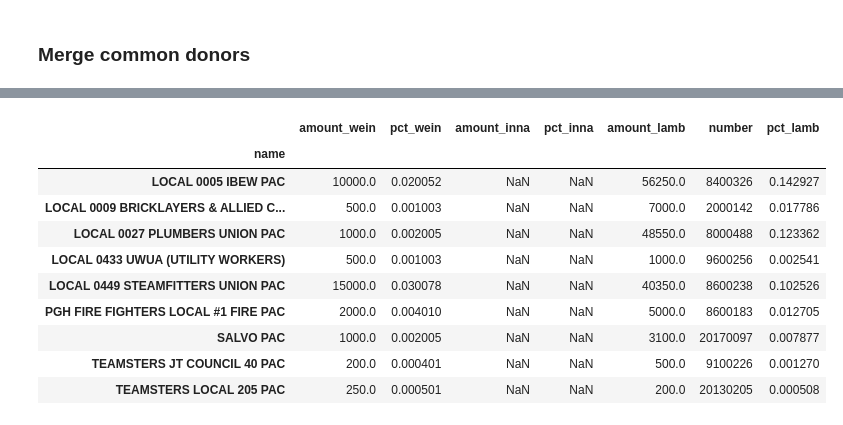
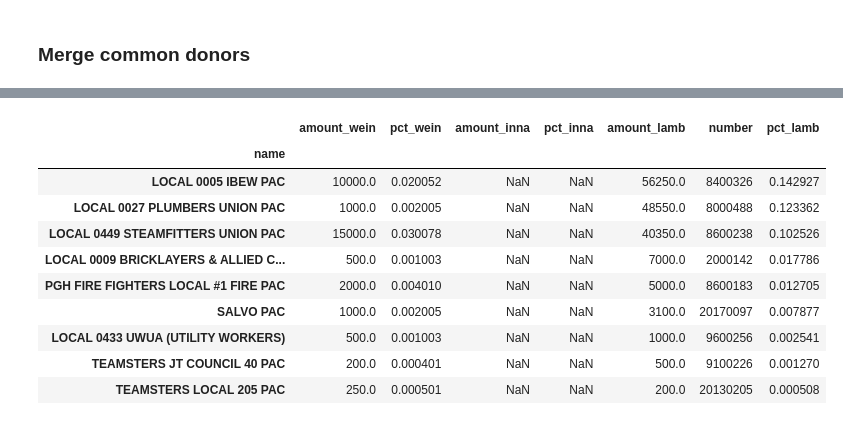
Before and after one commit to maclover7/execfinance, a Jupyter notebook: analysis.ipynb, the cells around one changed output, grey strips where cells are left out. Saved outputs shown, nothing was run; the diff lists cells and outputs as text; code cells hidden in the pictures.

Commit message:
Better sort joined data

```diff
--- a/analysis.ipynb
+++ b/analysis.ipynb
@@ -246,15 +250,17 @@ joined[(joined.amount_wein.isna()) & (joined.amount_inna.notna()) & (joined.amou
 | SEIU HEALTHCARE PA COPE | NaN | NaN | 11250.0 | 0.034929 | 50.0 | 20150138 | 0.000127 |
 # %%
-joined[(joined.amount_wein.notna()) & (joined.amount_inna.isna()) & (joined.amount_lamb.notna())]
+joined[
+    (joined.amount_wein.notna()) & (joined.amount_inna.isna()) & (joined.amount_lamb.notna())
+].sort_values(by='pct_lamb', ascending=False)
 # %% [output]
 |  | amount_wein | pct_wein | amount_inna | pct_inna | amount_lamb | number | pct_lamb |
 | name |  |  |  |  |  |  |  |
 | LOCAL 0005 IBEW PAC | 10000.0 | 0.020052 | NaN | NaN | 56250.0 | 8400326 | 0.142927 |
+| LOCAL 0027 PLUMBERS UNION PAC | 1000.0 | 0.002005 | NaN | NaN | 48550.0 | 8000488 | 0.123362 |
+| LOCAL 0449 STEAMFITTERS UNION PAC | 15000.0 | 0.030078 | NaN | NaN | 40350.0 | 8600238 | 0.102526 |
 | LOCAL 0009 BRICKLAYERS & ALLIED C... | 500.0 | 0.001003 | NaN | NaN | 7000.0 | 2000142 | 0.017786 |
-| LOCAL 0027 PLUMBERS UNION PAC | 1000.0 | 0.002005 | NaN | NaN | 48550.0 | 8000488 | 0.123362 |
-| LOCAL 0433 UWUA (UTILITY WORKERS) | 500.0 | 0.001003 | NaN | NaN | 1000.0 | 9600256 | 0.002541 |
-| LOCAL 0449 STEAMFITTERS UNION PAC | 15000.0 | 0.030078 | NaN | NaN | 40350.0 | 8600238 | 0.102526 |
 | PGH FIRE FIGHTERS LOCAL #1 FIRE PAC | 2000.0 | 0.004010 | NaN | NaN | 5000.0 | 8600183 | 0.012705 |
 | SALVO PAC | 1000.0 | 0.002005 | NaN | NaN | 3100.0 | 20170097 | 0.007877 |
+| LOCAL 0433 UWUA (UTILITY WORKERS) | 500.0 | 0.001003 | NaN | NaN | 1000.0 | 9600256 | 0.002541 |
 | TEAMSTERS JT COUNCIL 40 PAC | 200.0 | 0.000401 | NaN | NaN | 500.0 | 9100226 | 0.001270 |
 | TEAMSTERS LOCAL 205 PAC | 250.0 | 0.000501 | NaN | NaN | 200.0 | 20130205 | 0.000508 |
```
Also changed, not shown: parts of 2 cells of this notebook.
